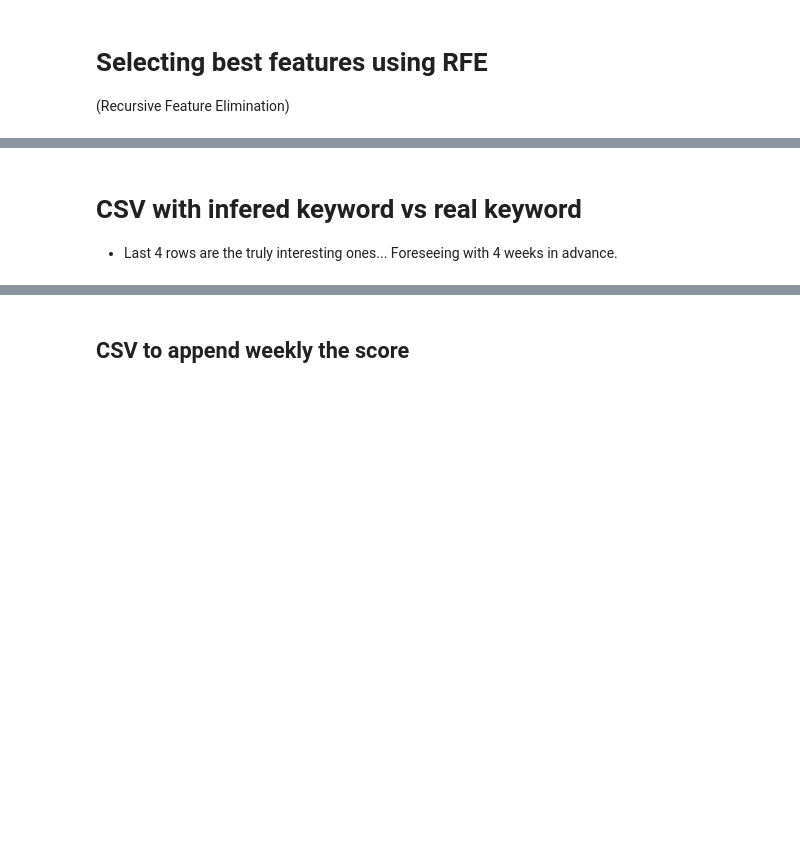
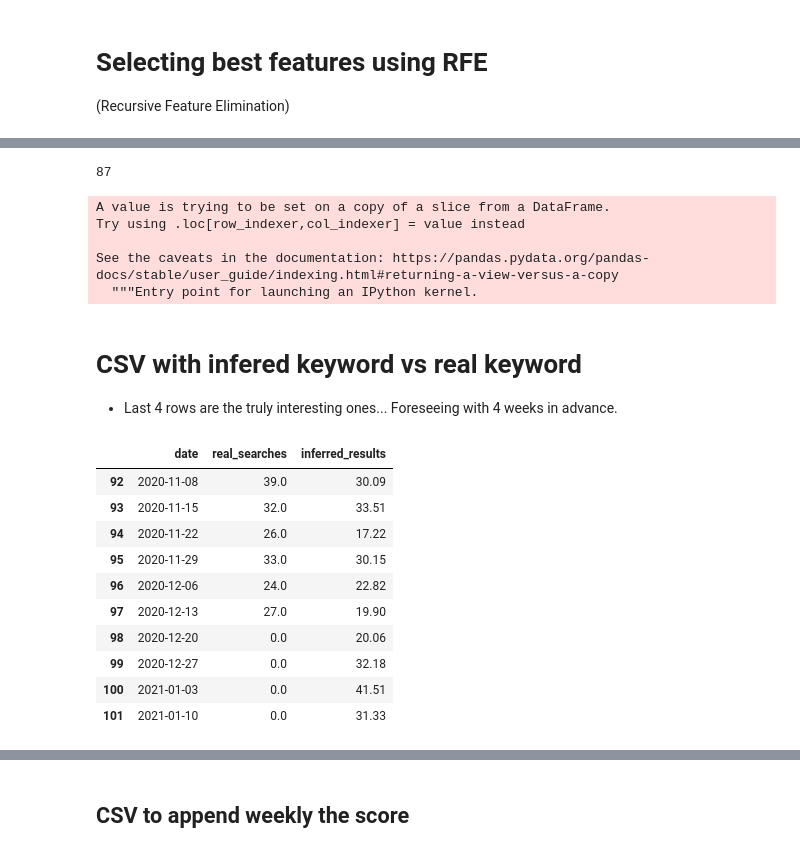
Before and after one commit to albertovpd/automated_ML_regression, a Jupyter notebook: testing.ipynb, the cells around one changed output, grey strips where cells are left out. Saved outputs shown, nothing was run; the diff lists cells and outputs as text; code cells hidden in the pictures; blank space fills up the shorter version.

```diff
--- a/testing.ipynb
+++ b/testing.ipynb
@@ -649,8 +628,3 @@ cs.collections[0].get_paths()
-# %%
-p = cs.collections[0].get_paths()[0]
-v = p.vertices
-x = v[:,0]
-y = v[:,1]
 # %% [markdown]
 ### Outliers with Pandas (pending of Elliptic Envelope implementation with graphs)
 # %%
@@ -748,15 +745,40 @@ rfecv.predict(X) # this is just for visualization
+# %%
+len(rfecv.predict(X))
+len(df)
+# %% [output]
+87
+# %%
+df["inferred_results"]=list(rfecv.predict(X))
+# %% [output]
+A value is trying to be set on a copy of a slice from a DataFrame.
+Try using .loc[row_indexer,col_indexer] = value instead
+
+See the caveats in the documentation: https://pandas.pydata.org/pandas-docs/stable/user_guide/indexing.html#returning-a-view-versus-a-copy
+  """Entry point for launching an IPython kernel.
 # %% [markdown]
 # CSV with infered keyword vs real keyword
 
 - Last 4 rows are the truly interesting ones... Foreseeing with 4 weeks in advance.
 # %%
 result=pd.DataFrame()
-result["date"]=df["date"]
-result["real_searches"]=df["unemployment"]
-result["inferred_results"]=pd.Series(rfecv.predict(X))
-
+result[["date", "real_searches"]]= df[["date","unemployment"]]
+result["inferred_results"] = rfecv.predict(X)
 result["inferred_results"]=result["inferred_results"].apply(lambda x: 0 if x<0 else round(x,2))
-result.tail(20)
+if result["inferred_results"].min()==0:
+    result.drop(result.tail(1).index,inplace=True) # drop last row (better visualization)
+result.tail(10)
+# %% [output]
+|  | date | real_searches | inferred_results |
+| 92 | 2020-11-08 | 39.0 | 30.09 |
+| 93 | 2020-11-15 | 32.0 | 33.51 |
+| 94 | 2020-11-22 | 26.0 | 17.22 |
+| 95 | 2020-11-29 | 33.0 | 30.15 |
+| 96 | 2020-12-06 | 24.0 | 22.82 |
+| 97 | 2020-12-13 | 27.0 | 19.90 |
+| 98 | 2020-12-20 | 0.0 | 20.06 |
+| 99 | 2020-12-27 | 0.0 | 32.18 |
+| 100 | 2021-01-03 | 0.0 | 41.51 |
+| 101 | 2021-01-10 | 0.0 | 31.33 |
 # %%
 # visualization
 result.plot(x="date",
```
Also changed, not shown: parts of 33 cells of this notebook.
